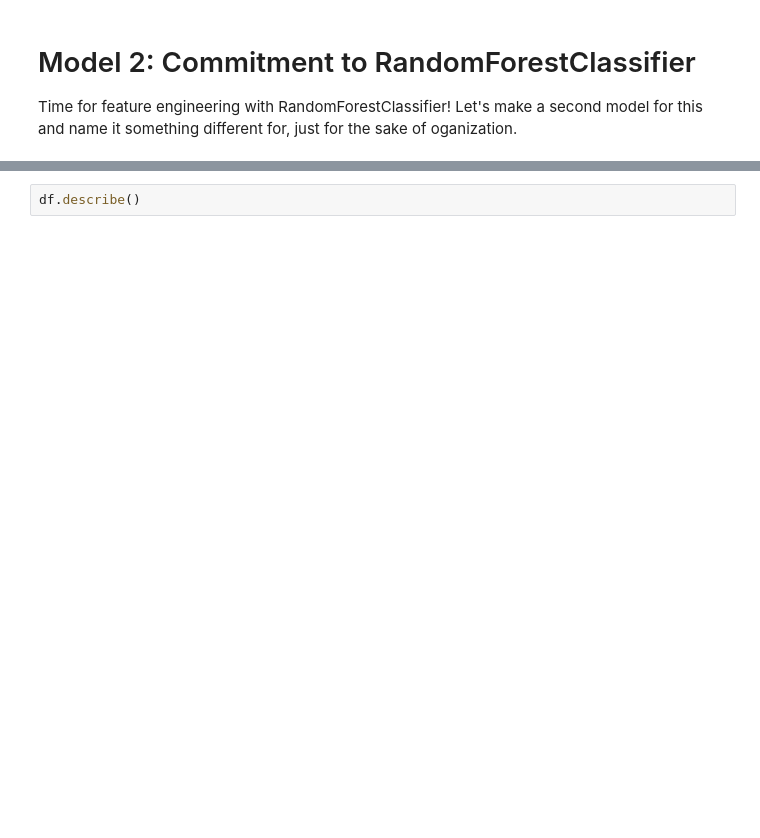
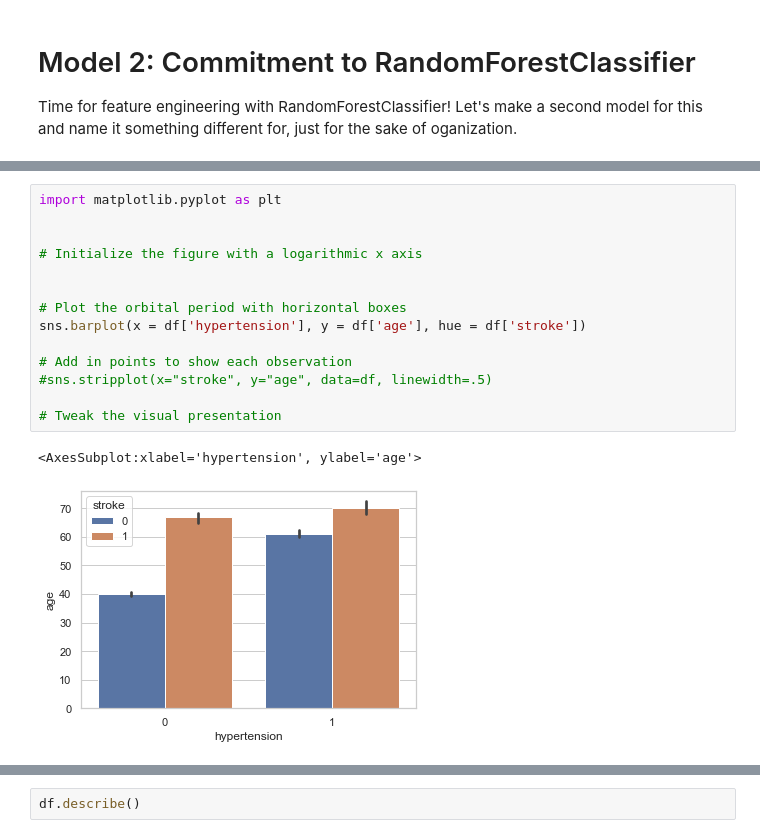
Before and after one commit to jpakele/strokePrediction, a Jupyter notebook: StrokePrediction.ipynb, the cells around one changed output, grey strips where cells are left out. Drawn from its saved outputs; the diff is of its cells as text; blank space fills up the shorter version.

Commit message:
visualization testing

```diff
--- a/StrokePrediction.ipynb
+++ b/StrokePrediction.ipynb
@@ -590,0 +590,17 @@ Recall Test Score: 0.7449584816132859
+# %%
+import matplotlib.pyplot as plt
+
+
+# Initialize the figure with a logarithmic x axis
+
+
+# Plot the orbital period with horizontal boxes
+sns.barplot(x = df['hypertension'], y = df['age'], hue = df['stroke'])
+
+# Add in points to show each observation
+#sns.stripplot(x="stroke", y="age", data=df, linewidth=.5)
+
+# Tweak the visual presentation
+# %% [output]
+<AxesSubplot:xlabel='hypertension', ylabel='age'>
+[figure, added]
```
Also changed, not shown: parts of 11 cells of this notebook.
